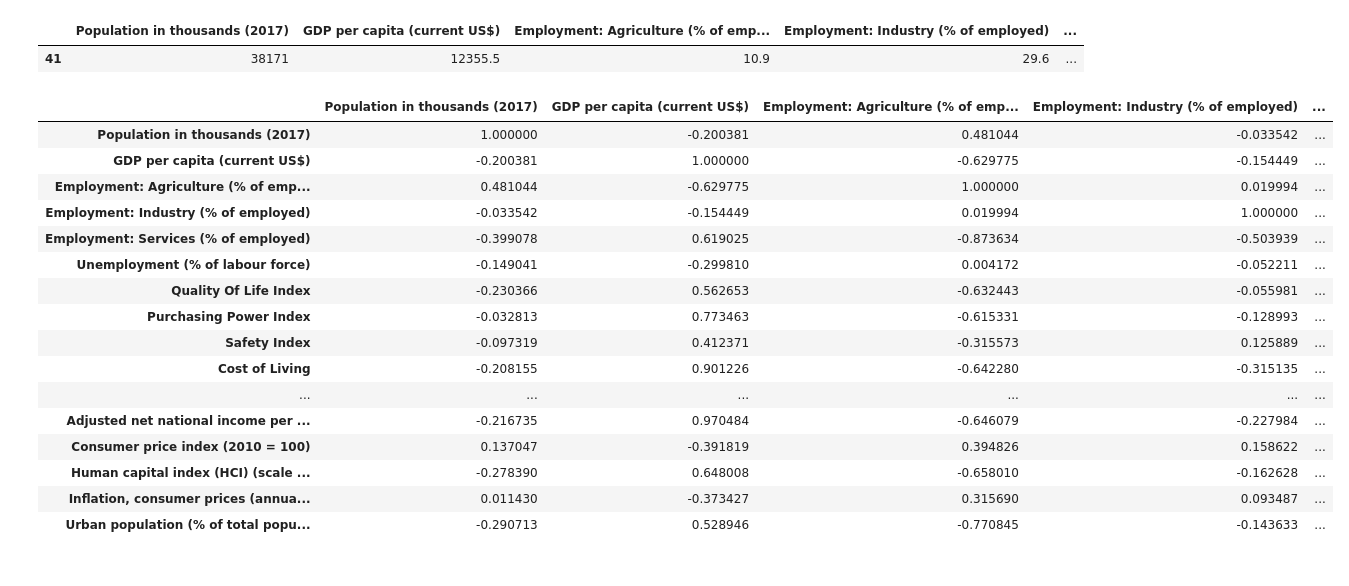
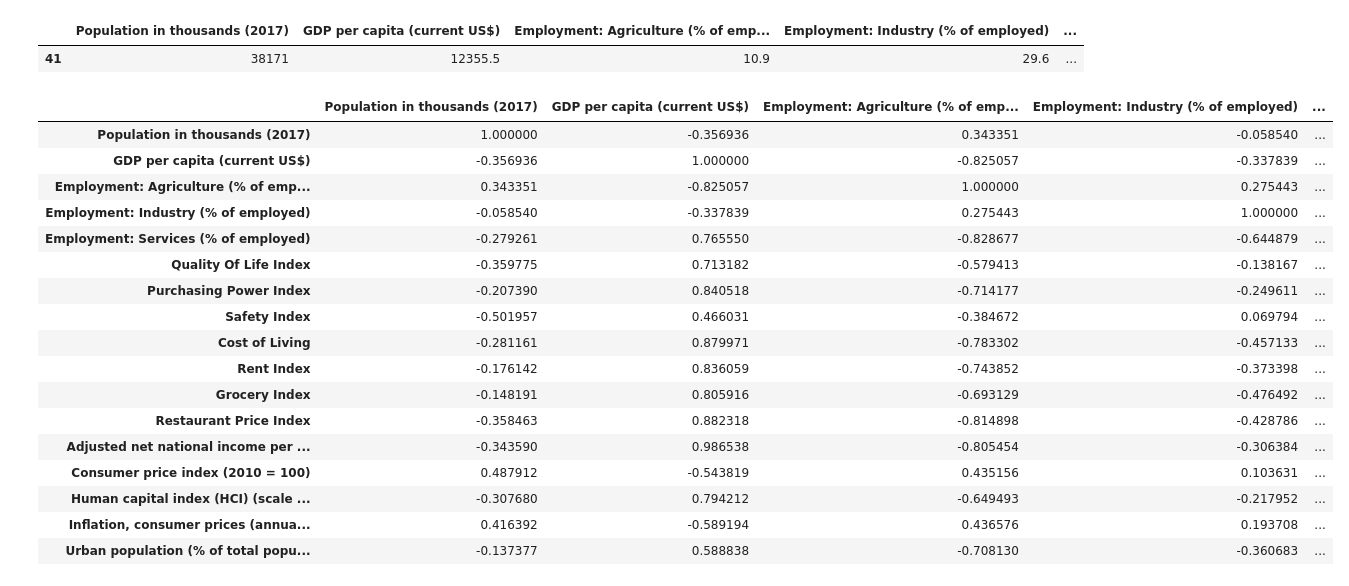
Before and after one commit to Adalab/promo-d-da-modulo3-sprint1-laura-maitane, a Jupyter notebook: regresion-lineal/reg-lin-1-machine-learning-intro.ipynb, the cells around one changed output. Cells and saved outputs as stored; diff of their text form; code cells hidden in the pictures.

```diff
--- a/regresion-lineal/reg-lin-1-machine-learning-intro.ipynb
+++ b/regresion-lineal/reg-lin-1-machine-learning-intro.ipynb
@@ -47,25 +49,27 @@ df_country_num.sample()
 # %% [output]
 |  | Population in thousands (2017) | GDP per capita (current US$) | Employment: Agriculture (% of emp... | Employment: Industry (% of employed) | ... |
 | 41 | 38171 | 12355.5 | 10.9 | 29.6 | ... |
-# %%
-df_country_num.corr()
-# %% [output]
-|  | Population in thousands (2017) | GDP per capita (current US$) | Employment: Agriculture (% of emp... | Employment: Industry (% of employed) | ... |
-| Population in thousands (2017) | 1.000000 | -0.200381 | 0.481044 | -0.033542 | ... |
-| GDP per capita (current US$) | -0.200381 | 1.000000 | -0.629775 | -0.154449 | ... |
-| Employment: Agriculture (% of emp... | 0.481044 | -0.629775 | 1.000000 | 0.019994 | ... |
-| Employment: Industry (% of employed) | -0.033542 | -0.154449 | 0.019994 | 1.000000 | ... |
-| Employment: Services (% of employed) | -0.399078 | 0.619025 | -0.873634 | -0.503939 | ... |
-| Unemployment (% of labour force) | -0.149041 | -0.299810 | 0.004172 | -0.052211 | ... |
-| Quality Of Life Index | -0.230366 | 0.562653 | -0.632443 | -0.055981 | ... |
-| Purchasing Power Index | -0.032813 | 0.773463 | -0.615331 | -0.128993 | ... |
-| Safety Index | -0.097319 | 0.412371 | -0.315573 | 0.125889 | ... |
-| Cost of Living | -0.208155 | 0.901226 | -0.642280 | -0.315135 | ... |
-| ... | ... | ... | ... | ... | ... |
-| Adjusted net national income per ... | -0.216735 | 0.970484 | -0.646079 | -0.227984 | ... |
-| Consumer price index (2010 = 100) | 0.137047 | -0.391819 | 0.394826 | 0.158622 | ... |
-| Human capital index (HCI) (scale ... | -0.278390 | 0.648008 | -0.658010 | -0.162628 | ... |
-| Inflation, consumer prices (annua... | 0.011430 | -0.373427 | 0.315690 | 0.093487 | ... |
-| Urban population (% of total popu... | -0.290713 | 0.528946 | -0.770845 | -0.143633 | ... |
+# %%
+correl = df_country_num.corr(method='spearman')
+correl
+# %% [output]
+|  | Population in thousands (2017) | GDP per capita (current US$) | Employment: Agriculture (% of emp... | Employment: Industry (% of employed) | ... |
+| Population in thousands (2017) | 1.000000 | -0.356936 | 0.343351 | -0.058540 | ... |
+| GDP per capita (current US$) | -0.356936 | 1.000000 | -0.825057 | -0.337839 | ... |
+| Employment: Agriculture (% of emp... | 0.343351 | -0.825057 | 1.000000 | 0.275443 | ... |
+| Employment: Industry (% of employed) | -0.058540 | -0.337839 | 0.275443 | 1.000000 | ... |
+| Employment: Services (% of employed) | -0.279261 | 0.765550 | -0.828677 | -0.644879 | ... |
+| Quality Of Life Index | -0.359775 | 0.713182 | -0.579413 | -0.138167 | ... |
+| Purchasing Power Index | -0.207390 | 0.840518 | -0.714177 | -0.249611 | ... |
+| Safety Index | -0.501957 | 0.466031 | -0.384672 | 0.069794 | ... |
+| Cost of Living | -0.281161 | 0.879971 | -0.783302 | -0.457133 | ... |
+| Rent Index | -0.176142 | 0.836059 | -0.743852 | -0.373398 | ... |
+| Grocery Index | -0.148191 | 0.805916 | -0.693129 | -0.476492 | ... |
+| Restaurant Price Index | -0.358463 | 0.882318 | -0.814898 | -0.428786 | ... |
+| Adjusted net national income per ... | -0.343590 | 0.986538 | -0.805454 | -0.306384 | ... |
+| Consumer price index (2010 = 100) | 0.487912 | -0.543819 | 0.435156 | 0.103631 | ... |
+| Human capital index (HCI) (scale ... | -0.307680 | 0.794212 | -0.649493 | -0.217952 | ... |
+| Inflation, consumer prices (annua... | 0.416392 | -0.589194 | 0.436576 | 0.193708 | ... |
+| Urban population (% of total popu... | -0.137377 | 0.588838 | -0.708130 | -0.360683 | ... |
 # %%
 # sacamos el heatmap
```
Also changed, not shown: parts of 9 cells of this notebook, 6 other files.
